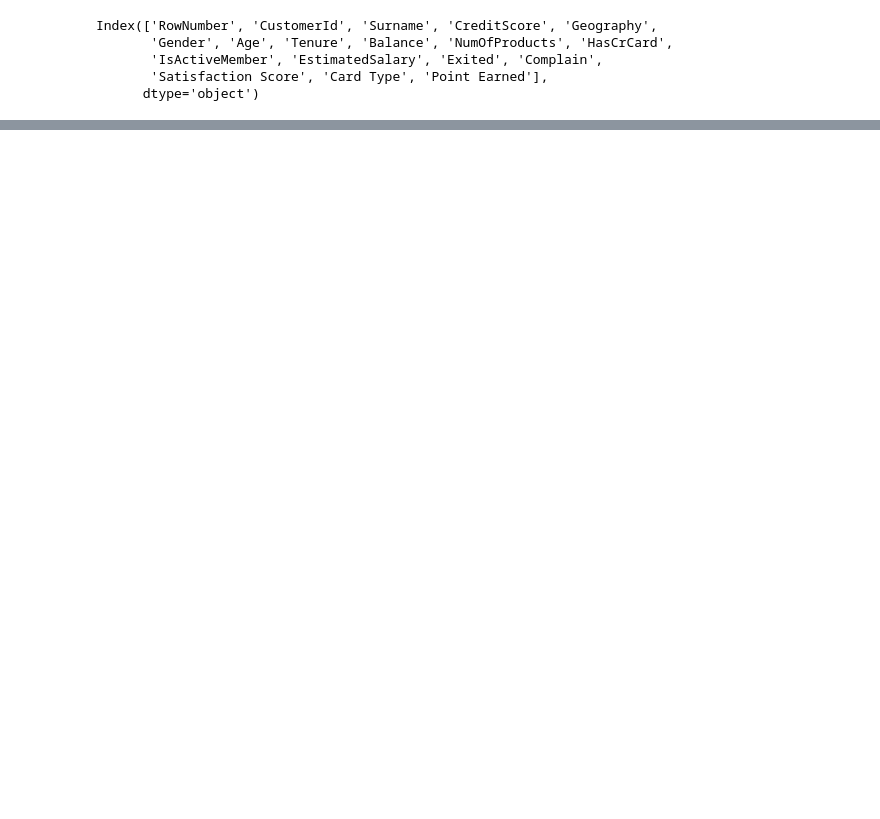
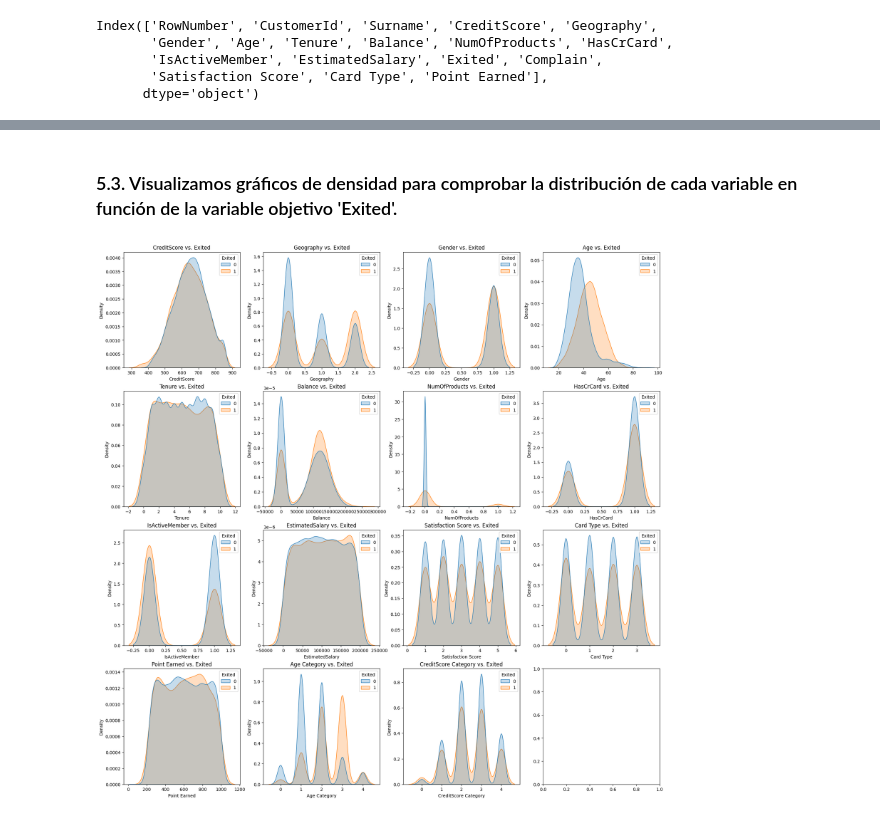
Before and after one commit to StevenNoboa/Proyecto_Machine_Learning_Bank_Customer_Churn_Detection, a Jupyter notebook: noteooks/Limpieza_EDA_ProyectoML_2.ipynb, the cells around one changed output, grey strips where cells are left out. Cells and saved outputs as stored; diff of their text form; code cells hidden in the pictures; blank space fills up the shorter version.

```diff
--- a/noteooks/Limpieza_EDA_ProyectoML_2.ipynb
+++ b/noteooks/Limpieza_EDA_ProyectoML_2.ipynb
@@ -90,0 +372,14 @@ df = df.assign(Exited=df.pop('Exited'))
+# %% [markdown]
+### 5.3. Visualizamos gráficos de densidad  para comprobar la distribución de cada variable en función de la variable objetivo 'Exited'.
+# %%
+fig, axes = plt.subplots(nrows=4, ncols=4, figsize=(22, 22))
+
+columns_for_analysis = df.columns[df.columns != 'Exited']
+
+for i, column in enumerate(columns_for_analysis):
+    ax = axes[i // 4, i % 4]
+    sns.kdeplot(data=df, x=column, hue='Exited', fill=True, common_norm=False, ax=ax)
+
+    ax.set_title(f'{column} vs. Exited')
+# %% [output]
+[figure, added]
```
Also changed, not shown: parts of 86 cells of this notebook, 5 other files.
